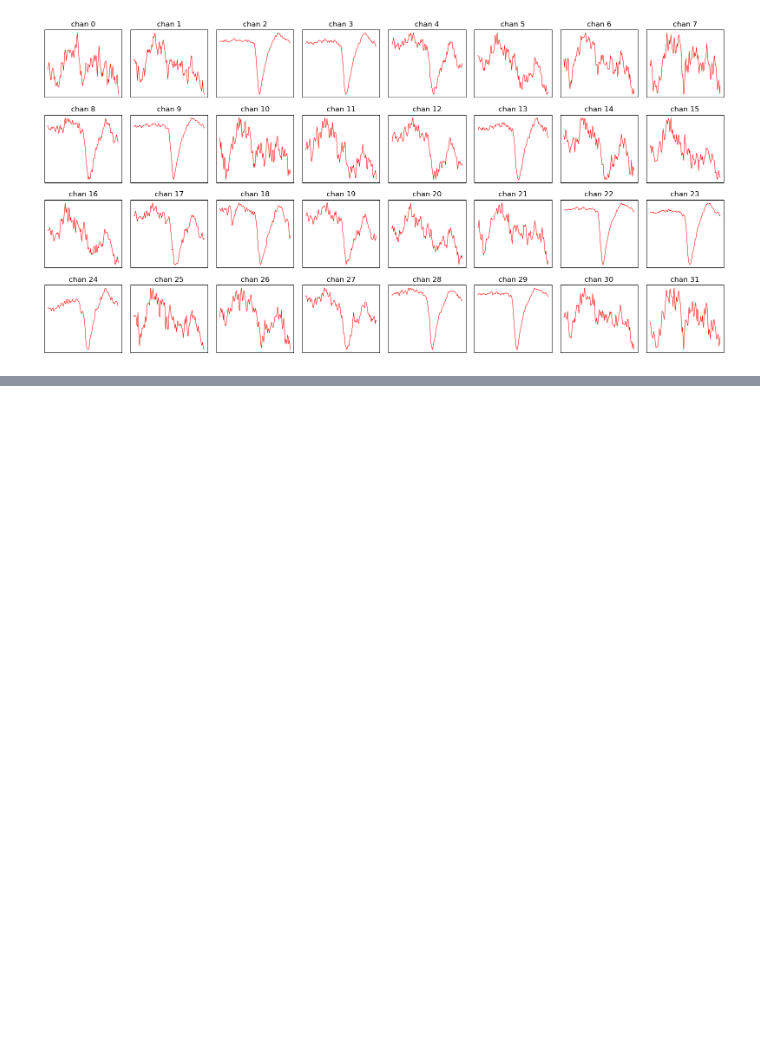
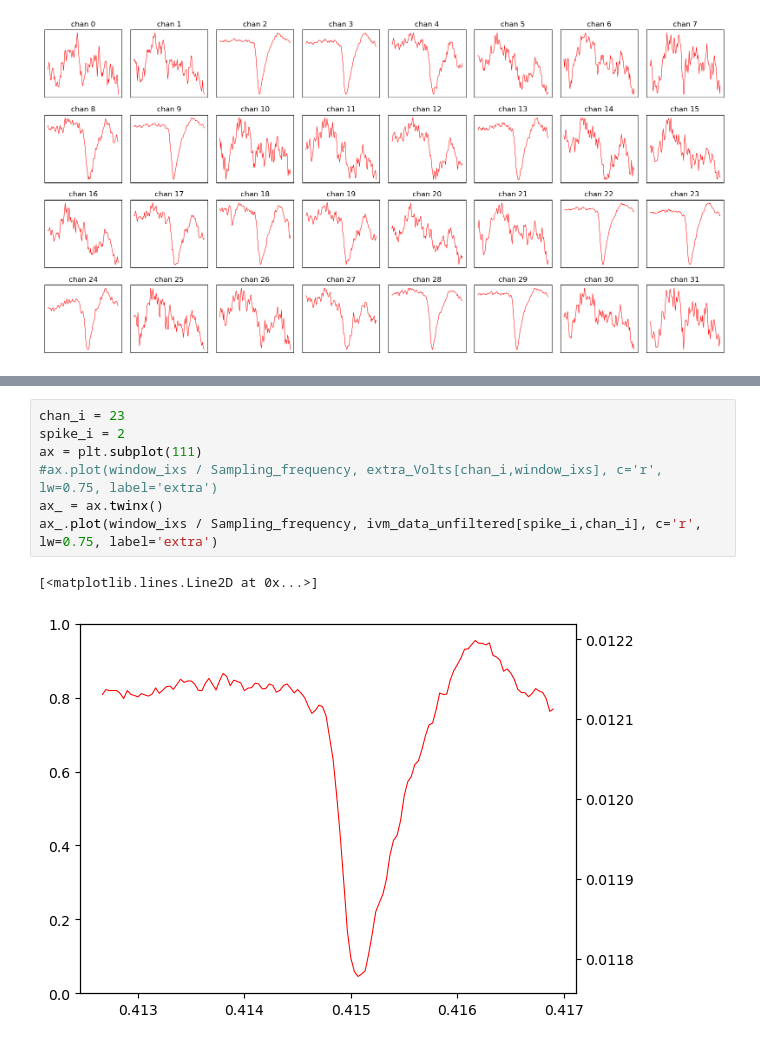
Before and after one commit to dyballa/TempoSort, a Jupyter notebook: data/2016_rat_cortex_Neto_et_al/Analysis-2014_11_13_Pair_3_0.ipynb, the cells around one changed output, grey strips where cells are left out. Cells and saved outputs as stored; diff of their text form; blank space fills up the shorter version.

```diff
--- a/data/2016_rat_cortex_Neto_et_al/Analysis-2014_11_13_Pair_3_0.ipynb
+++ b/data/2016_rat_cortex_Neto_et_al/Analysis-2014_11_13_Pair_3_0.ipynb
@@ -280,0 +274,10 @@ f.tight_layout()
+# %%
+chan_i = 23
+spike_i = 2
+ax = plt.subplot(111)
+#ax.plot(window_ixs / Sampling_frequency, extra_Volts[chan_i,window_ixs], c='r', lw=0.75, label='extra')
+ax_ = ax.twinx()
+ax_.plot(window_ixs / Sampling_frequency, ivm_data_unfiltered[spike_i,chan_i], c='r', lw=0.75, label='extra')
+# %% [output]
+[<matplotlib.lines.Line2D at 0x...>]
+[figure, added]
```
Also changed, not shown: parts of 24 cells of this notebook.
